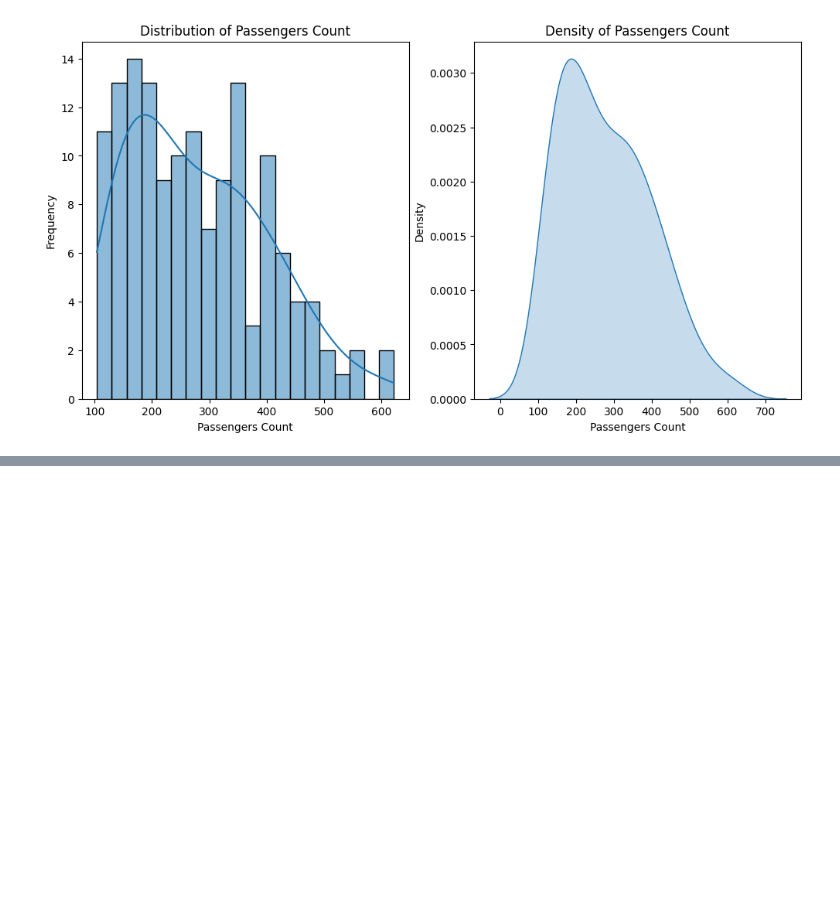
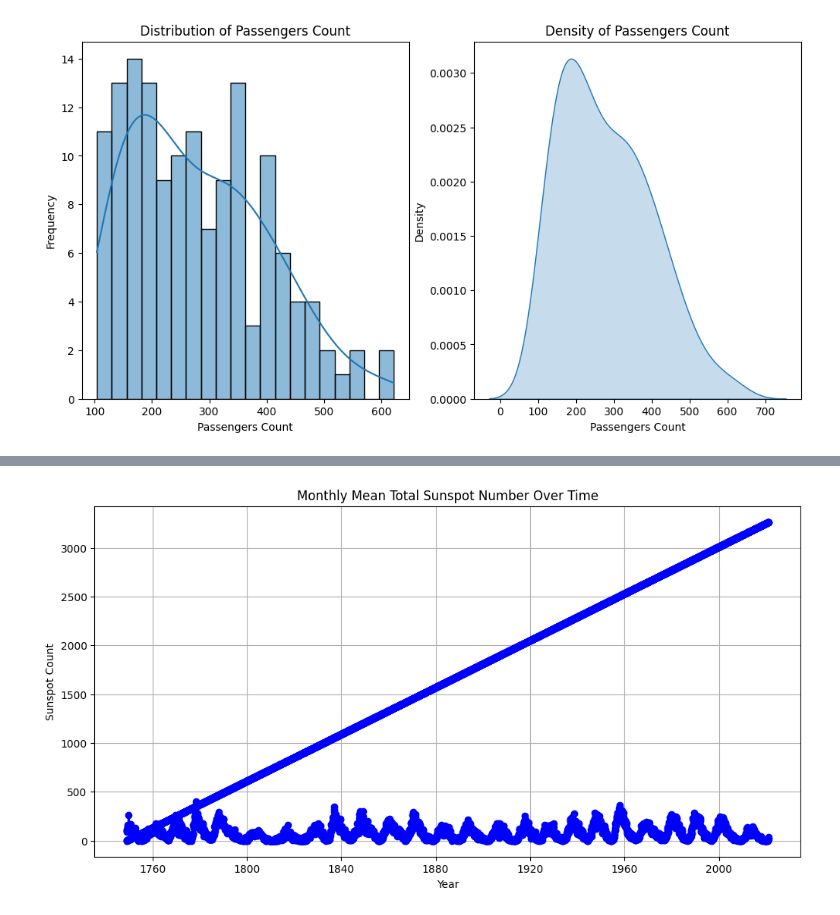
Before and after one commit to nicoleKape-code/AI_CourseRepo, a Jupyter notebook: 13_oct/IntroTimeSeries.ipynb, the cells around one changed output, grey strips where cells are left out. Drawn from its saved outputs; the diff is of its cells as text; code cells hidden in the pictures; blank space fills up the shorter version.

Commit message:
Exercises time series

```diff
--- a/13_oct/IntroTimeSeries.ipynb
+++ b/13_oct/IntroTimeSeries.ipynb
@@ -97,0 +102,8 @@ Text(0.5, 0, 'Passengers Count')
+# %%
+import kagglehub
+import os
+
+# Download latest version
+path = kagglehub.dataset_download("robervalt/sunspots")
+
+print("Path to dataset files:", path)
@@ -97,0 +112,11 @@ Text(0.5, 0, 'Passengers Count')
+# %%
+csv_path = os.path.join(path, "Sunspots.csv")
+df = pd.read_csv(csv_path)
+df["Date"] = pd.to_datetime(df["Date"])
+df.set_index("Date", inplace=True)
+
+# Optional: rename columns for simplicity
+df.rename(columns={"Monthly Mean Total Sunspot Number": "Sunspots"}, inplace=True)
+
+# Display first few rows
+print(df.head())
@@ -97,0 +131,10 @@ Text(0.5, 0, 'Passengers Count')
+# %%
+plt.figure(figsize=(12, 6))
+plt.plot(df, color='blue', marker='o', linestyle='-', linewidth=2, markersize=6)
+plt.title('Monthly Mean Total Sunspot Number Over Time')
+plt.xlabel('Year')
+plt.ylabel('Sunspot Count')
+plt.grid(True)
+plt.show()
+# %% [output]
+[figure, added]
```
Also changed, not shown: parts of 13 cells of this notebook.
